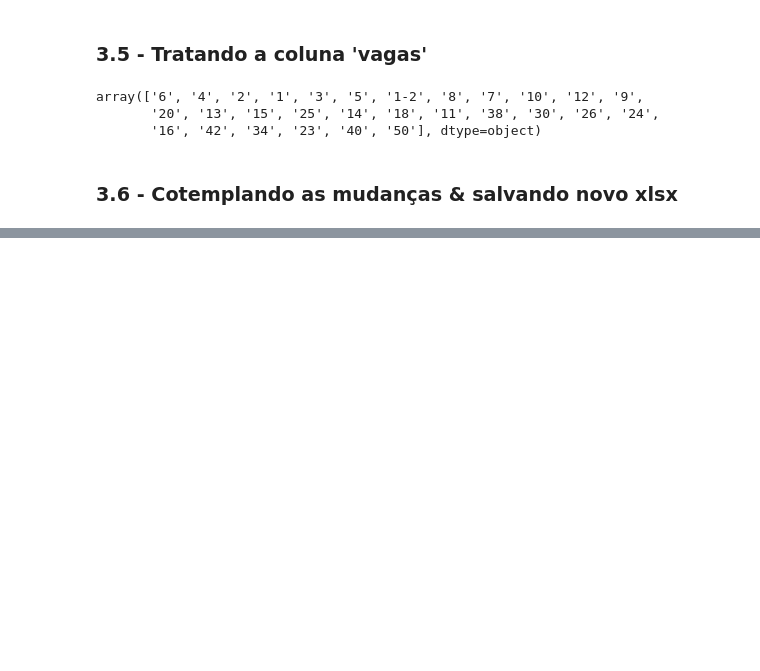
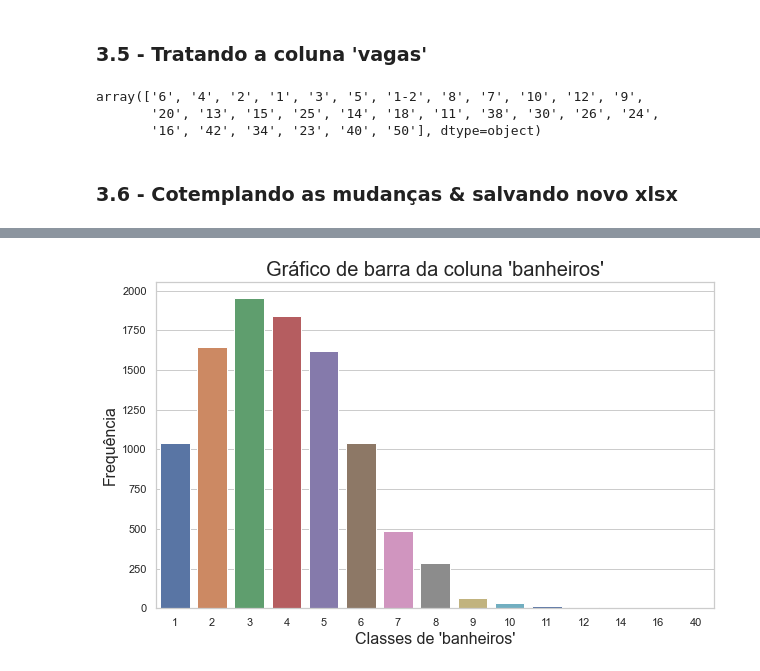
Before and after one commit to Guilheme-iram/Projeto_HousePrice_SP, a Jupyter notebook: AnaliseExploratoriaSP.ipynb, the cells around one changed output, grey strips where cells are left out. Saved outputs shown, nothing was run; the diff lists cells and outputs as text; code cells hidden in the pictures; blank space fills up the shorter version.

```diff
--- a/AnaliseExploratoriaSP.ipynb
+++ b/AnaliseExploratoriaSP.ipynb
@@ -195,0 +262,4 @@ df_sp.to_csv("./dados/SaoPauloClean.csv")
+# %%
+grafico_de_barras(df_sp, "banheiros")
+# %% [output]
+[figure, added]
```
Also changed, not shown: parts of 11 cells of this notebook, 2 other files.
